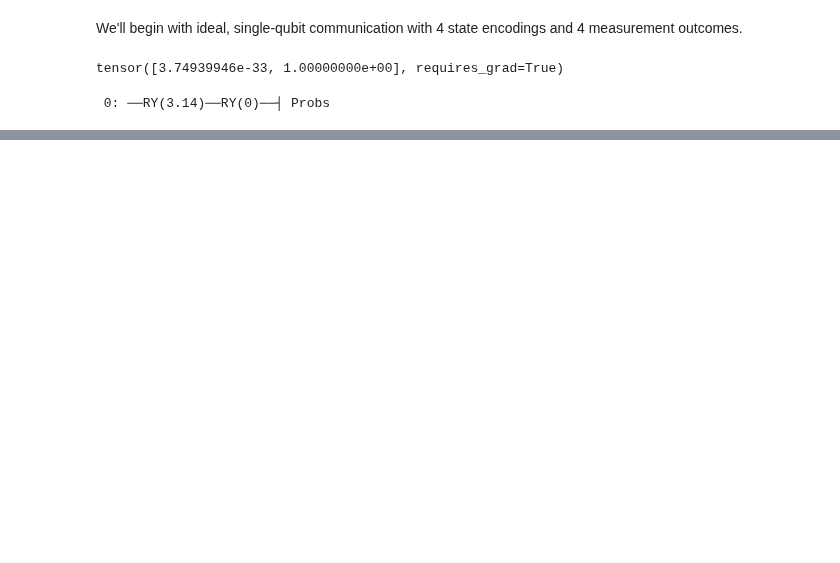
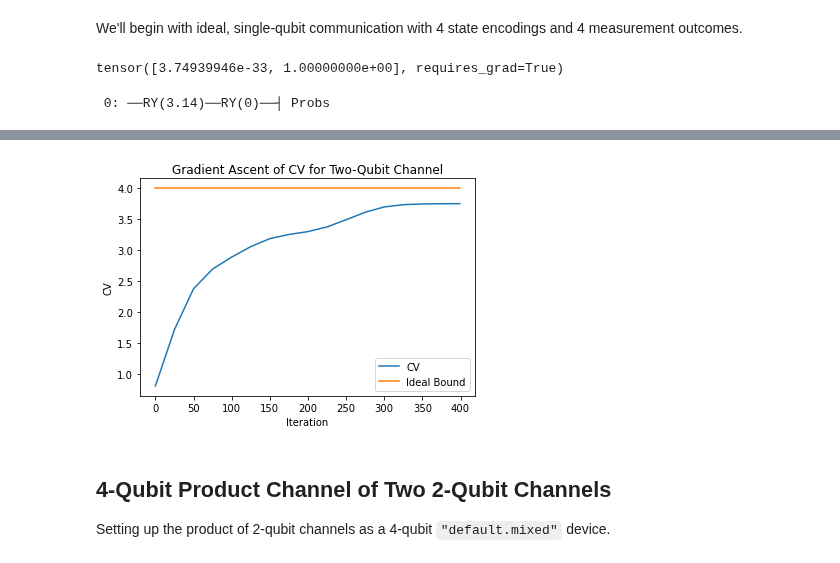
Before and after one commit to ChitambarLab/qNetVO, a Jupyter notebook: notebook/communication_value_optimization.ipynb, the cells around one changed output, grey strips where cells are left out. Saved outputs shown, nothing was run; the diff lists cells and outputs as text; code cells hidden in the pictures; blank space fills up the shorter version.

```diff
--- a/notebook/communication_value_optimization.ipynb
+++ b/notebook/communication_value_optimization.ipynb
@@ -214,22 +224,0 @@ tensor([0.5, 0. , 0.5, 0. ], requires_grad=True)
-# %%
-def cv_2qubit_settings(d):
-    θ_states = 2*np.pi*np.random.random((d**2,2)) - np.pi
-    θ_measurements = 2*np.pi*np.random.random((d**2//4,2)) - np.pi
-
-    return (θ_states, θ_measurements)
-
-def cv_noisy_2qubit_cost(settings):
-    θ_states, θ_measurements = settings
-
-    d2 = len(θ_states)
-
-    cv = 0
-
-    for x in range(d2):
-        y = x//4
-
-        probs = cv_noisy_2qubit_circuit((θ_states[x], θ_measurements[y]))
-
-        cv += probs[x % 4]
-
-    return -1/np.sqrt(d2)*(cv)
@@ -279,0 +227,6 @@ settings :
+# %%
+%%time
+
+d4_final_cv, d4_settings, d4_cvs, d4_samples = cv_gradient_descent(
+    4, cv_noisy_2qubit_cost, step_size=0.2, num_steps=400
+)
@@ -280,3 +251,18 @@ settings :
+# %%
+# Plot the communication value
+plt.plot(d4_samples, d4_cvs, label = "CV")
+plt.plot(d4_samples, [4]*len(d4_samples), label = "Ideal Bound")
+plt.title("Gradient Ascent of CV for Two-Qubit Channel")
+plt.xlabel("Iteration")
+plt.ylabel("CV")
+plt.legend()
+plt.show()
+# %% [output]
+[figure, added]
+# %% [markdown]
+## 4-Qubit Product Channel of Two 2-Qubit Channels
+
+Setting up the product of 2-qubit channels as a 4-qubit `"default.mixed"` device.
 # %%
 noisy_2qubit_prod_dev = qml.device('default.mixed', wires=4)
 
```
Also changed, not shown: parts of 26 cells of this notebook, 2 other files.
